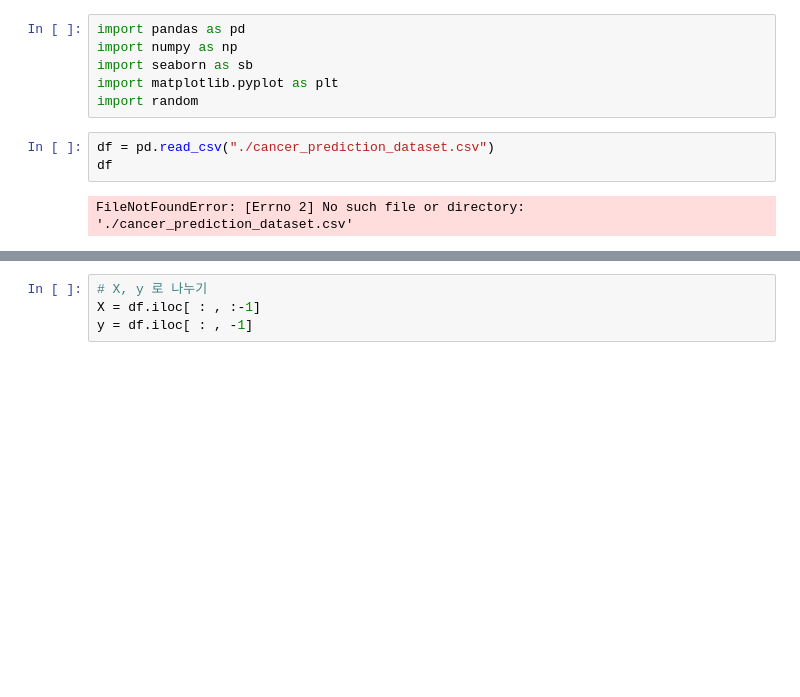
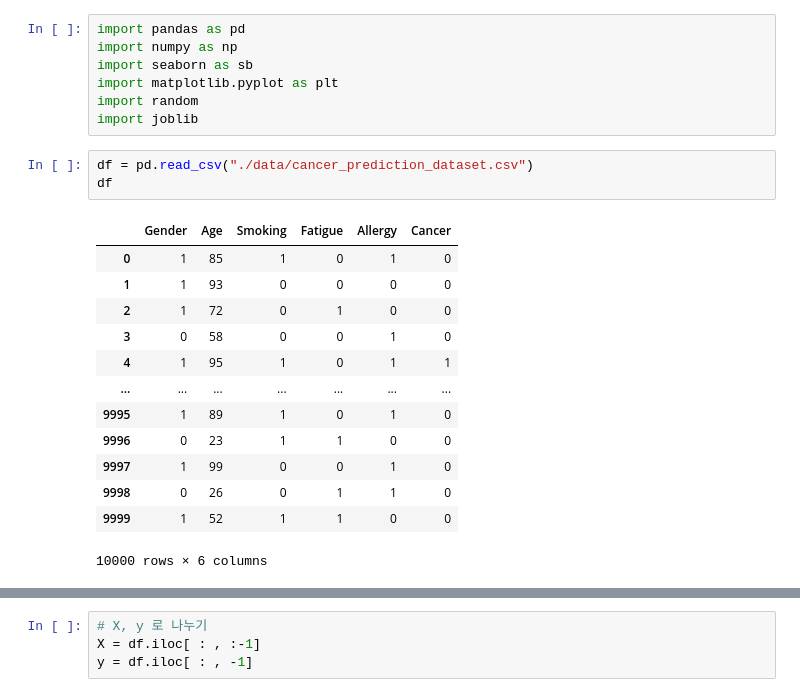
Before and after one commit to Yeomdongsu/YH-semi_final2-cancer-prediction, a Jupyter notebook: cancer-prediction.ipynb, the cells around one changed output, grey strips where cells are left out. Cells and saved outputs as stored; diff of their text form; blank space fills up the shorter version.

```diff
--- a/cancer-prediction.ipynb
+++ b/cancer-prediction.ipynb
@@ -4,10 +4,23 @@ import numpy as np
 import seaborn as sb
 import matplotlib.pyplot as plt
 import random
+import joblib
 # %%
-df = pd.read_csv("./cancer_prediction_dataset.csv")
+df = pd.read_csv("./data/cancer_prediction_dataset.csv")
 df
 # %% [output]
+|  | Gender | Age | Smoking | Fatigue | Allergy | Cancer |
+| 0 | 1 | 85 | 1 | 0 | 1 | 0 |
+| 1 | 1 | 93 | 0 | 0 | 0 | 0 |
+| 2 | 1 | 72 | 0 | 1 | 0 | 0 |
+| 3 | 0 | 58 | 0 | 0 | 1 | 0 |
+| 4 | 1 | 95 | 1 | 0 | 1 | 1 |
+| ... | ... | ... | ... | ... | ... | ... |
+| 9995 | 1 | 89 | 1 | 0 | 1 | 0 |
+| 9996 | 0 | 23 | 1 | 1 | 0 | 0 |
+| 9997 | 1 | 99 | 0 | 0 | 1 | 0 |
+| 9998 | 0 | 26 | 0 | 1 | 1 | 0 |
+| 9999 | 1 | 52 | 1 | 1 | 0 | 0 |
-FileNotFoundError: [Errno 2] No such file or directory: './cancer_prediction_dataset.csv'
+10000 rows × 6 columns
 # %%
 df.describe()
```
Also changed, not shown: parts of 60 cells of this notebook, 3 other files.
